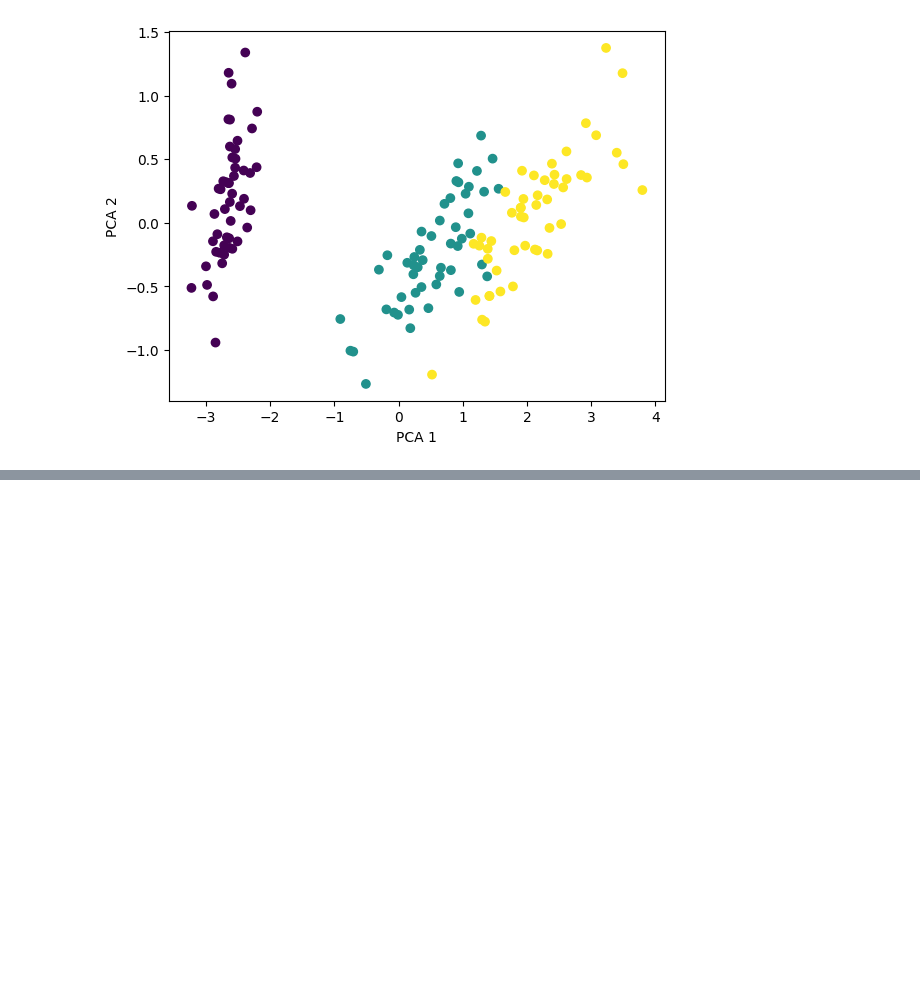
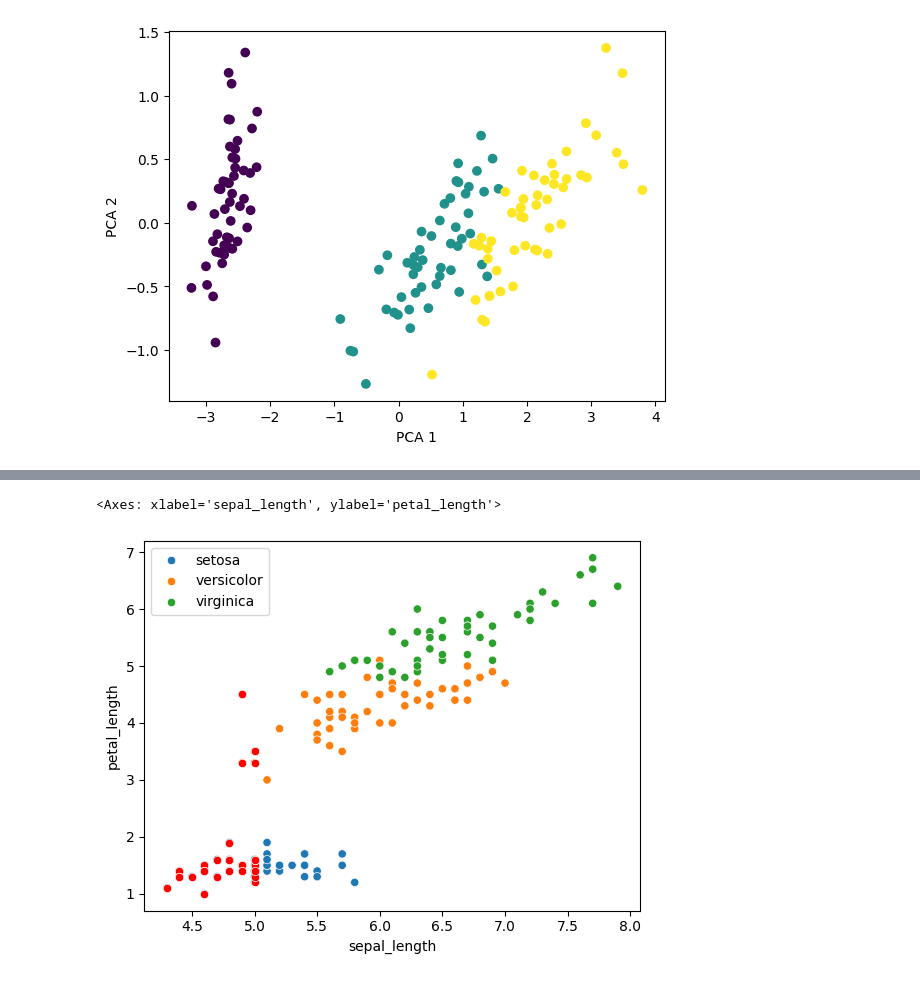
Before and after one commit to FlamInIFabrIzIo/Conceptos_DA, a Jupyter notebook: Notebooks/DataMining/PCA.ipynb, the cells around one changed output, grey strips where cells are left out. Saved outputs shown, nothing was run; the diff lists cells and outputs as text; code cells hidden in the pictures; blank space fills up the shorter version.

```diff
--- a/Notebooks/DataMining/PCA.ipynb
+++ b/Notebooks/DataMining/PCA.ipynb
@@ -55,0 +169,4 @@ plt.show()
+# %%
+# calcualr Z-Score
+df["Z_Score_sepal_length"] = np.abs((df["sepal_length"] - df["sepal_length"].mean() / df["sepal_length"].std()))
+df
@@ -55,0 +187,3 @@ plt.show()
+# %%
+outliers = df[df["Z_Score_sepal_length"] > 2]
+outliers
@@ -55,0 +208,6 @@ plt.show()
+# %%
+sns.scatterplot(data = df, x="sepal_length", y="petal_length", hue="species")
+sns.scatterplot(data = outliers, x="sepal_length", y="petal_length", c="red")
+# %% [output]
+<Axes: xlabel='sepal_length', ylabel='petal_length'>
+[figure, added]
```
Also changed, not shown: parts of 14 cells of this notebook.
